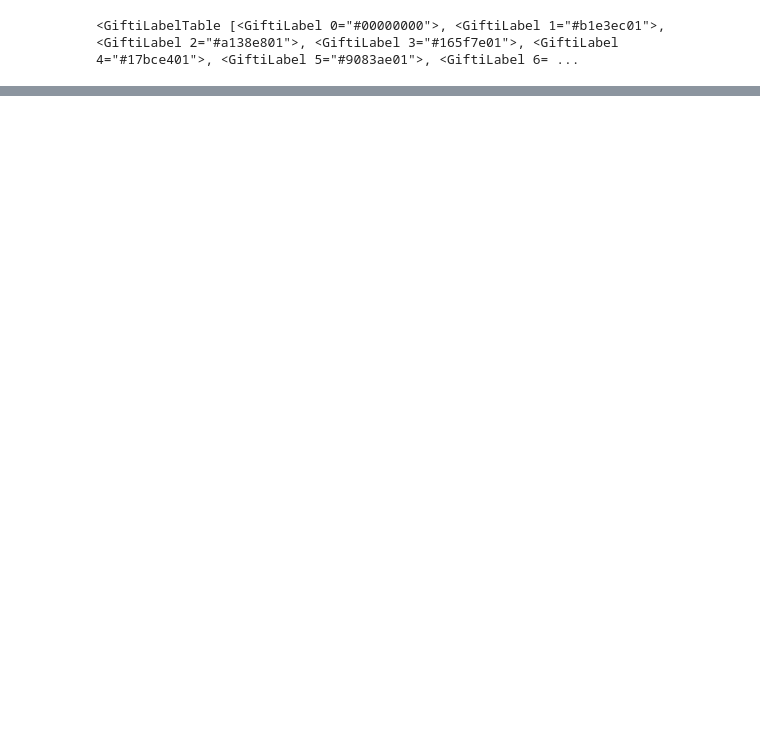
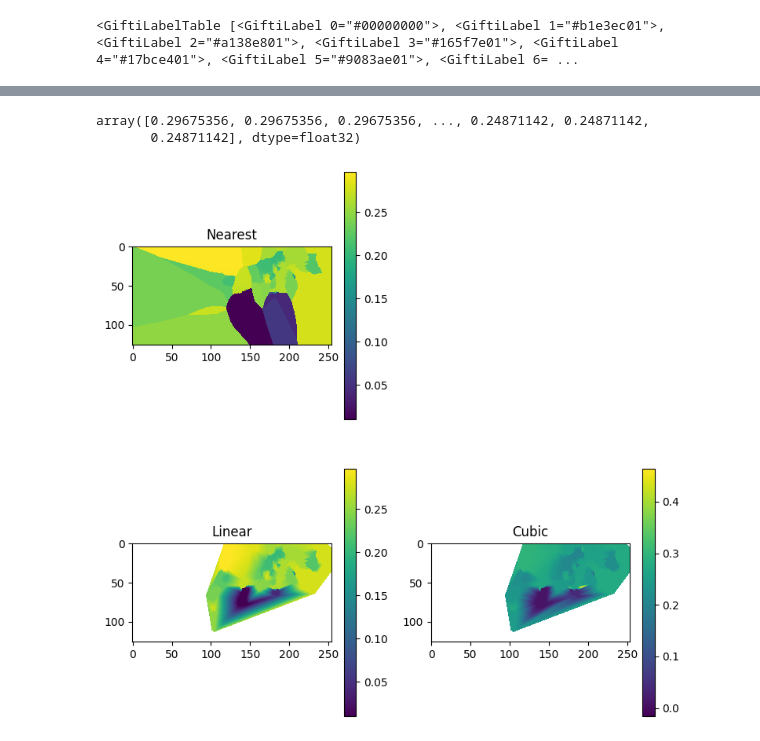
Before and after one commit to mcespedes99/HippiEEGAtlas, a Jupyter notebook: code/Hipp_Analysis.ipynb, the cells around one changed output, grey strips where cells are left out. Cells and saved outputs as stored; diff of their text form; code cells hidden in the pictures; blank space fills up the shorter version.

```diff
--- a/code/Hipp_Analysis.ipynb
+++ b/code/Hipp_Analysis.ipynb
@@ -692,0 +1063,4 @@ list(zip([1,2], [3,4], [5,6]))
+# %%
+mask_values = np.round(image_array,2) > 0
+known_x, known_y = np.where(mask_values)
+known_y
@@ -692,0 +1069,3 @@ list(zip([1,2], [3,4], [5,6]))
+# %%
+points = np.array(list(zip(known_x, known_y)))
+points
@@ -692,0 +1080,29 @@ list(zip([1,2], [3,4], [5,6]))
+# %%
+values = [image_array[x, y] for x,y in points]
+values = np.array(values)
+values
+# %% [output]
+array([0.29675356, 0.29675356, 0.29675356, ..., 0.24871142, 0.24871142,
+       0.24871142], dtype=float32)
+# %%
+from scipy.interpolate import griddata
+grid_z0 = griddata(points, values, (grid_x, grid_y), method='nearest')
+grid_z1 = griddata(points, values, (grid_x, grid_y), method='linear')
+grid_z2 = griddata(points, values, (grid_x, grid_y), method='cubic')
+# %%
+plt.subplot(221)
+plt.imshow(grid_z0)
+plt.colorbar()
+plt.title('Nearest')
+plt.subplot(223)
+plt.imshow(grid_z1)
+plt.colorbar()
+plt.title('Linear')
+plt.subplot(224)
+plt.imshow(grid_z2)
+plt.colorbar()
+plt.title('Cubic')
+plt.gcf().set_size_inches(9, 9)
+plt.show()
+# %% [output]
+[figure, added]
```
Also changed, not shown: parts of 126 cells of this notebook, 3 other files.
